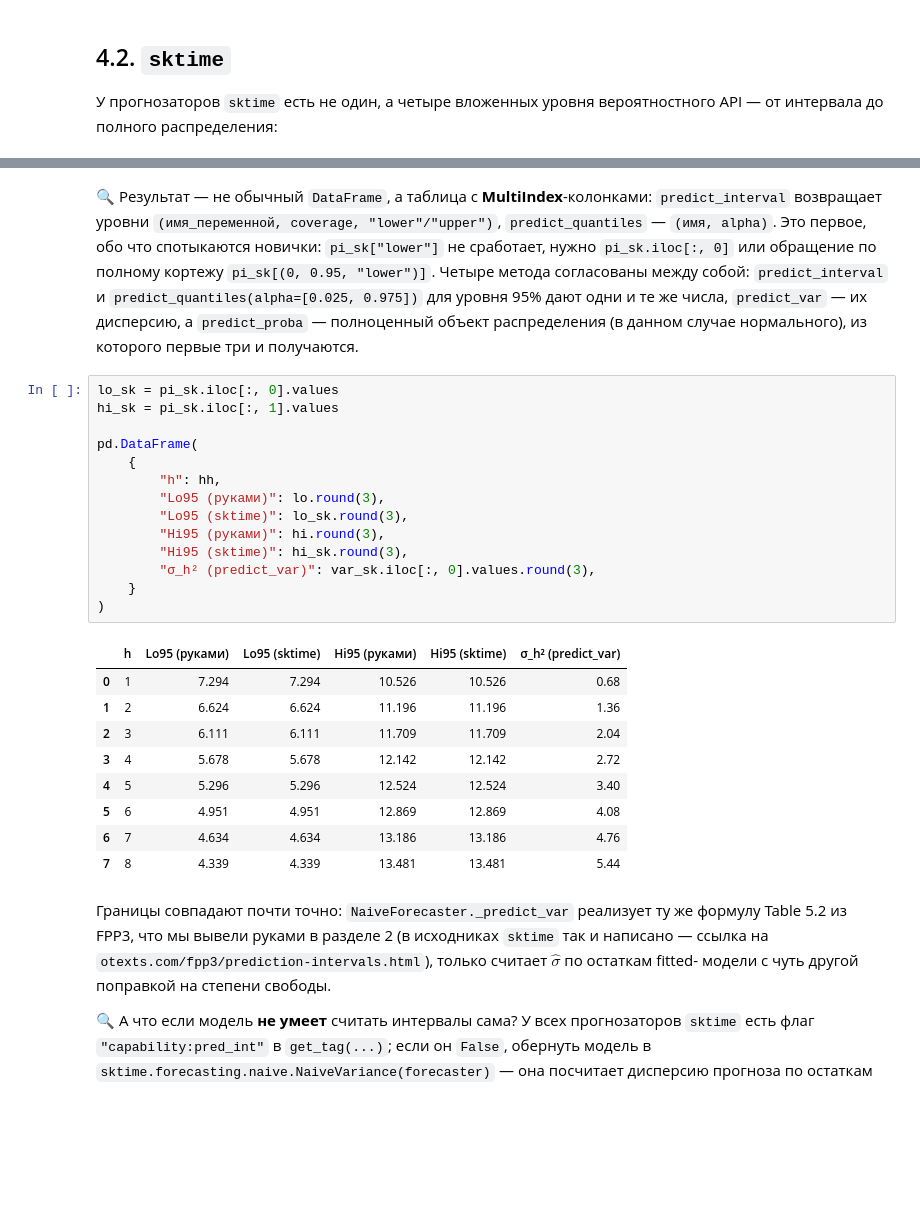
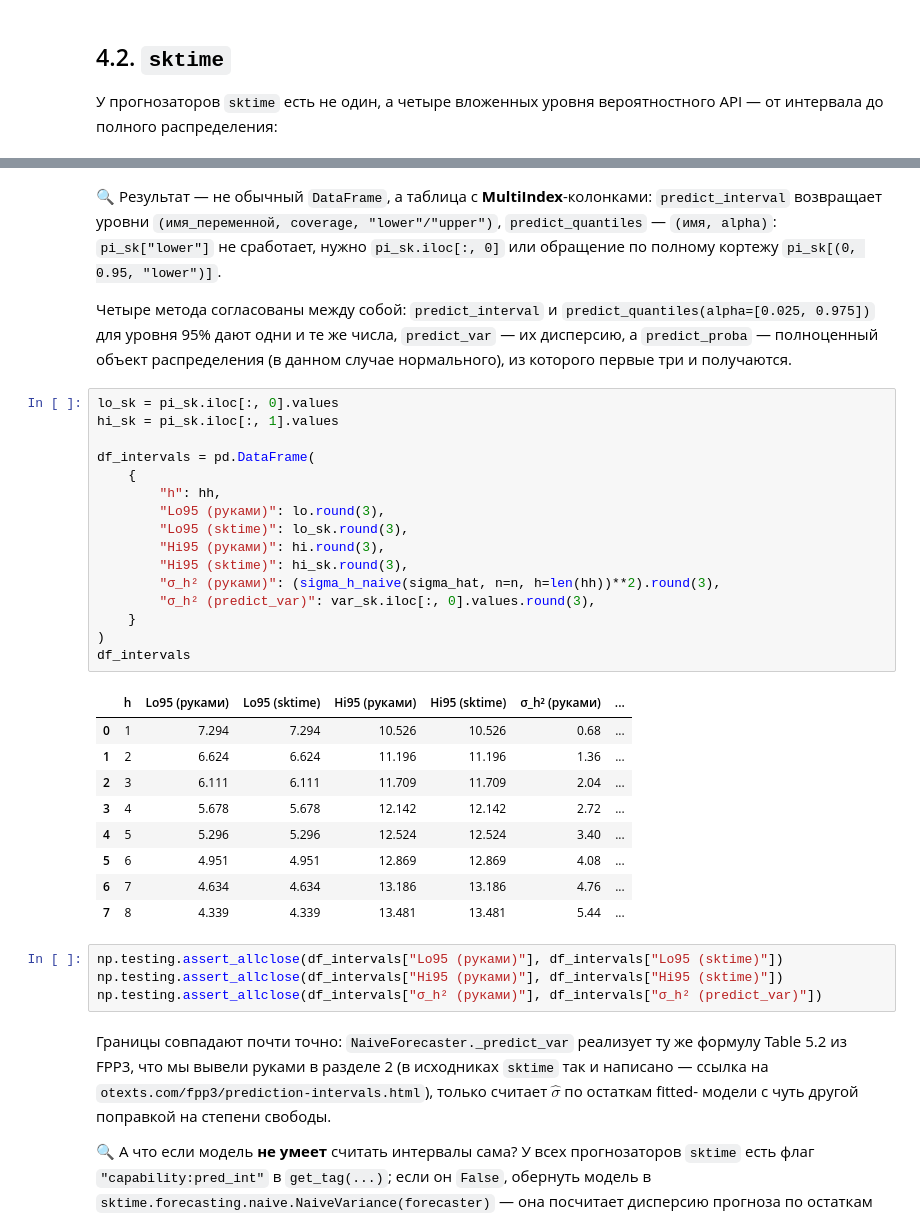
Before and after one commit to alex-hse-repository/time-series-cu-2026, a Jupyter notebook: week_2/part_1/03. Интервалы прогнозирования и оценка их качества.ipynb, the cells around one changed output, grey strips where cells are left out. Drawn from its saved outputs; the diff is of its cells as text; blank space fills up the shorter version.

```diff
--- a/week_2/part_1/03. Интервалы прогнозирования и оценка их качества.ipynb
+++ b/week_2/part_1/03. Интервалы прогнозирования и оценка их качества.ipynb
@@ -636,35 +669,43 @@ pi_sk.head()
 # %% [markdown]
 🔍 Результат — не обычный `DataFrame`, а таблица с **MultiIndex**-колонками: `predict_interval`
 возвращает уровни `(имя_переменной, coverage, "lower"/"upper")`, `predict_quantiles` — `(имя,
-alpha)`. Это первое, обо что спотыкаются новички: `pi_sk["lower"]` не сработает, нужно
-`pi_sk.iloc[:, 0]` или обращение по полному кортежу `pi_sk[(0, 0.95, "lower")]`. Четыре метода
+alpha)`: `pi_sk["lower"]` не сработает, нужно
+`pi_sk.iloc[:, 0]` или обращение по полному кортежу `pi_sk[(0, 0.95, "lower")]`.
+
+Четыре метода
 согласованы между собой: `predict_interval` и `predict_quantiles(alpha=[0.025, 0.975])` для
 уровня 95% дают одни и те же числа, `predict_var` — их дисперсию, а `predict_proba` — полноценный
 объект распределения (в данном случае нормального), из которого первые три и получаются.
 # %%
 lo_sk = pi_sk.iloc[:, 0].values
 hi_sk = pi_sk.iloc[:, 1].values
 
-pd.DataFrame(
+df_intervals = pd.DataFrame(
     {
         "h": hh,
         "Lo95 (руками)": lo.round(3),
         "Lo95 (sktime)": lo_sk.round(3),
         "Hi95 (руками)": hi.round(3),
         "Hi95 (sktime)": hi_sk.round(3),
+        "σ_h² (руками)": (sigma_h_naive(sigma_hat, n=n, h=len(hh))**2).round(3),
         "σ_h² (predict_var)": var_sk.iloc[:, 0].values.round(3),
     }
 )
+df_intervals
 # %% [output]
-|  | h | Lo95 (руками) | Lo95 (sktime) | Hi95 (руками) | Hi95 (sktime) | σ_h² (predict_var) |
-| 0 | 1 | 7.294 | 7.294 | 10.526 | 10.526 | 0.68 |
-| 1 | 2 | 6.624 | 6.624 | 11.196 | 11.196 | 1.36 |
-| 2 | 3 | 6.111 | 6.111 | 11.709 | 11.709 | 2.04 |
-| 3 | 4 | 5.678 | 5.678 | 12.142 | 12.142 | 2.72 |
-| 4 | 5 | 5.296 | 5.296 | 12.524 | 12.524 | 3.40 |
-| 5 | 6 | 4.951 | 4.951 | 12.869 | 12.869 | 4.08 |
-| 6 | 7 | 4.634 | 4.634 | 13.186 | 13.186 | 4.76 |
-| 7 | 8 | 4.339 | 4.339 | 13.481 | 13.481 | 5.44 |
+|  | h | Lo95 (руками) | Lo95 (sktime) | Hi95 (руками) | Hi95 (sktime) | σ_h² (руками) | ... |
+| 0 | 1 | 7.294 | 7.294 | 10.526 | 10.526 | 0.68 | ... |
+| 1 | 2 | 6.624 | 6.624 | 11.196 | 11.196 | 1.36 | ... |
+| 2 | 3 | 6.111 | 6.111 | 11.709 | 11.709 | 2.04 | ... |
+| 3 | 4 | 5.678 | 5.678 | 12.142 | 12.142 | 2.72 | ... |
+| 4 | 5 | 5.296 | 5.296 | 12.524 | 12.524 | 3.40 | ... |
+| 5 | 6 | 4.951 | 4.951 | 12.869 | 12.869 | 4.08 | ... |
+| 6 | 7 | 4.634 | 4.634 | 13.186 | 13.186 | 4.76 | ... |
+| 7 | 8 | 4.339 | 4.339 | 13.481 | 13.481 | 5.44 | ... |
+# %%
+np.testing.assert_allclose(df_intervals["Lo95 (руками)"], df_intervals["Lo95 (sktime)"])
+np.testing.assert_allclose(df_intervals["Hi95 (руками)"], df_intervals["Hi95 (sktime)"])
+np.testing.assert_allclose(df_intervals["σ_h² (руками)"], df_intervals["σ_h² (predict_var)"])
 # %% [markdown]
 Границы совпадают почти точно: `NaiveForecaster._predict_var` реализует ту же формулу Table 5.2
 из FPP3, что мы вывели руками в разделе 2 (в исходниках `sktime` так и написано — ссылка на
```
Also changed, not shown: parts of 20 cells of this notebook, 1 other file.
